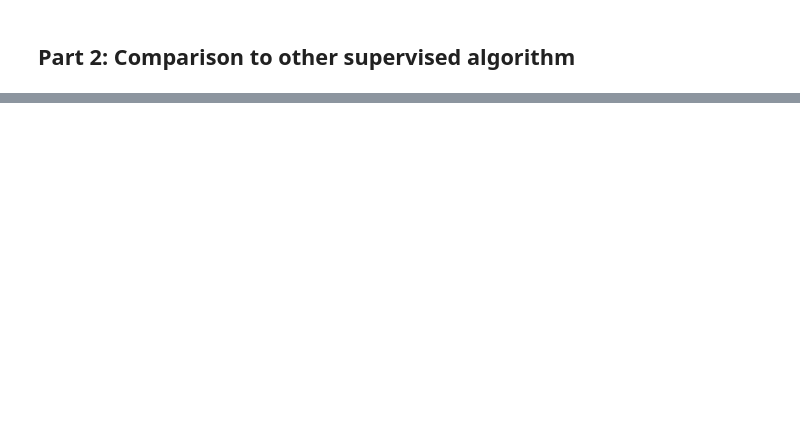
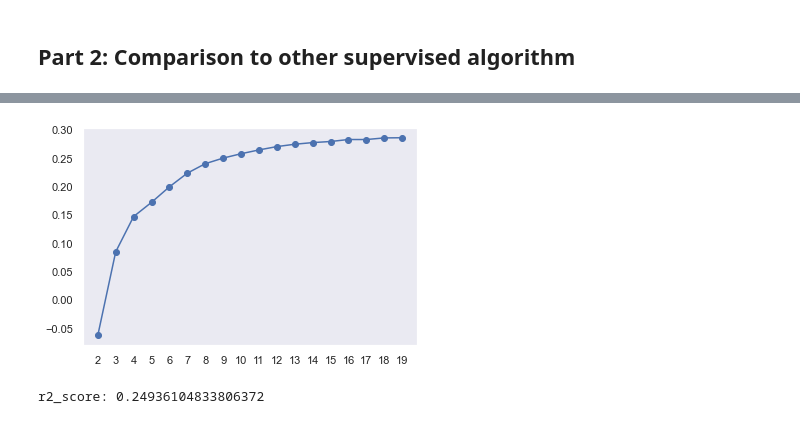
Before and after one commit to kscully-dotcom/msds650, a Jupyter notebook: week5/5_Assignment.ipynb, the cells around one changed output, grey strips where cells are left out. Drawn from its saved outputs; the diff is of its cells as text; code cells hidden in the pictures; blank space fills up the shorter version.

```diff
--- a/week5/5_Assignment.ipynb
+++ b/week5/5_Assignment.ipynb
@@ -641,0 +684,9 @@ For greatest accuracy a K-9 is best. [source](https://www.analyticsvidhya.com/bl
+# %%
+cols = df_nom.columns
+target_col = 'subscribed_term_deposit'
+feat_cols = [c for c in cols if c != target_col]
+
+array = df_nom.values
+
+X = array[:, 1:5]
+y = array[:, 0]
@@ -641,0 +697,5 @@ For greatest accuracy a K-9 is best. [source](https://www.analyticsvidhya.com/bl
+# %%
+X_train, X_test, y_train, y_test = train_test_split(X, y, test_size=0.2, random_state=42)
+# %%
+model = KNeighborsRegressor(n_neighbors=3, n_jobs=-1)
+model.fit(X_train, y_train)
@@ -641,0 +736,11 @@ For greatest accuracy a K-9 is best. [source](https://www.analyticsvidhya.com/bl
+# %%
+scores = []
+print(f'Features: {feat_cols} \nTarget: {target_col}')
+
+
+for k in range(2, 20):
+    print(f'Evaluating {k} clusters')
+
+    model = KNeighborsRegressor(n_neighbors=k, n_jobs=-1)
+    model.fit(X_train, y_train)
+    scores.append(model.score(X_test, y_test))
@@ -641,0 +768,7 @@ For greatest accuracy a K-9 is best. [source](https://www.analyticsvidhya.com/bl
+# %%
+plt.plot(range(2, 20), scores)
+plt.scatter(range(2, 20), scores)
+plt.grid()
+_ =plt.xticks(range(2, 20))
+# %% [output]
+[figure, added]
@@ -641,0 +780,6 @@ For greatest accuracy a K-9 is best. [source](https://www.analyticsvidhya.com/bl
+# %%
+differs = y_test - preds
+
+print(f'r2_score: {r2_score(y_test,preds)}')
+# %% [output]
+r2_score: 0.24936104833806372
```
Also changed, not shown: parts of 59 cells of this notebook, 1 other file.
